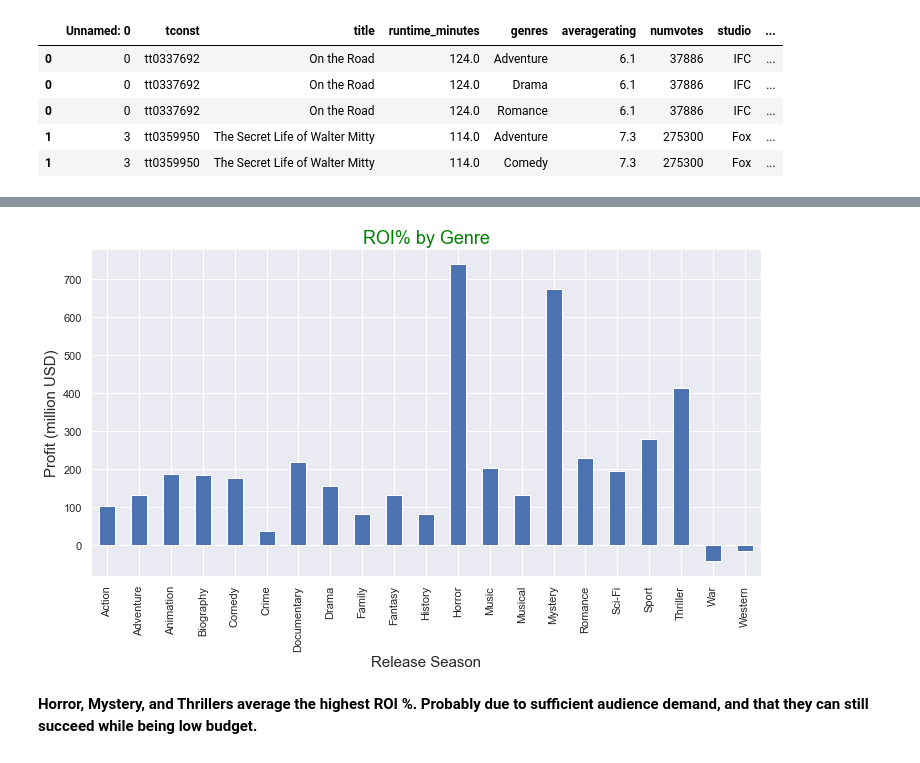
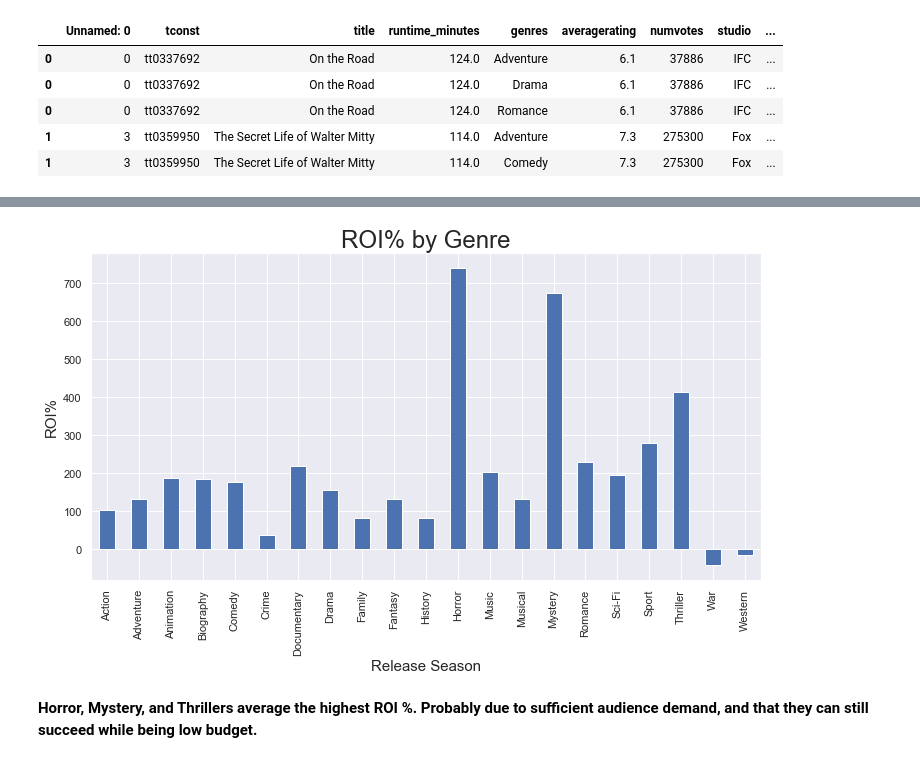
Before and after one commit to Thegreatesthumphrey/dsc-mod-1-project-v2-1-onl01-dtsc-ft-030220, a Jupyter notebook: genre.ipynb, the cells around one changed output, grey strips where cells are left out. Cells and saved outputs as stored; diff of their text form; code cells hidden in the pictures.

```diff
--- a/genre.ipynb
+++ b/genre.ipynb
@@ -34,10 +32,10 @@ df = movies[['genres', 'ROI%']] #create new dataframe with the two columns 'genr
 df1 = df.groupby(['genres'])['ROI%'].mean() #group by genre with average ROI%
 # %%
 fig = df1.plot(kind = 'bar', figsize=(12,6)) #bar graph of genre vs. ROI%
-plt.title('ROI% by Genre',fontsize=18,color='green')
+plt.title('ROI% by Genre',fontsize=24)
 plt.xlabel('Release Season',fontsize=15)
-plt.ylabel('Profit (million USD)',fontsize=15);
+plt.ylabel('ROI%',fontsize=15);
 # %% [output]
-[figure, old version]
+[figure, new version]
 # %% [markdown]
 <b> Horror, Mystery, and Thrillers average the highest ROI %.  Probably due to sufficient audience demand, and that they can still succeed while being low budget. </b>
```
Also changed, not shown: parts of 1 cell of this notebook, 13 other files.
